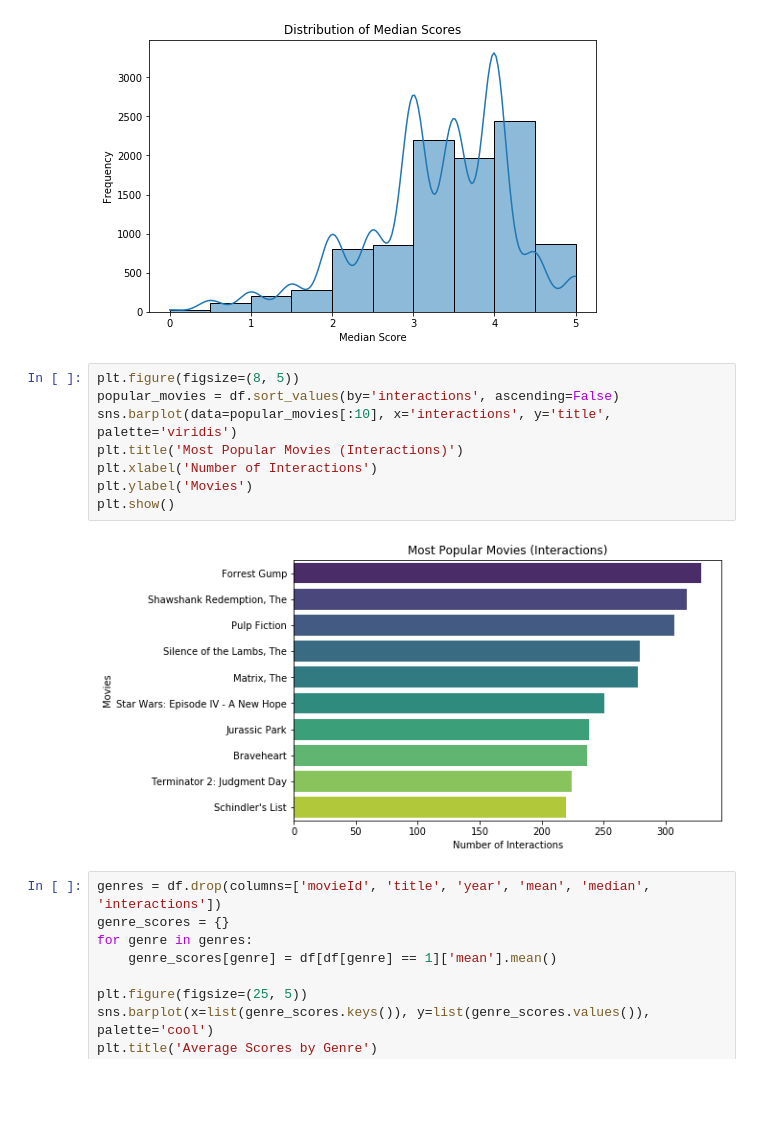
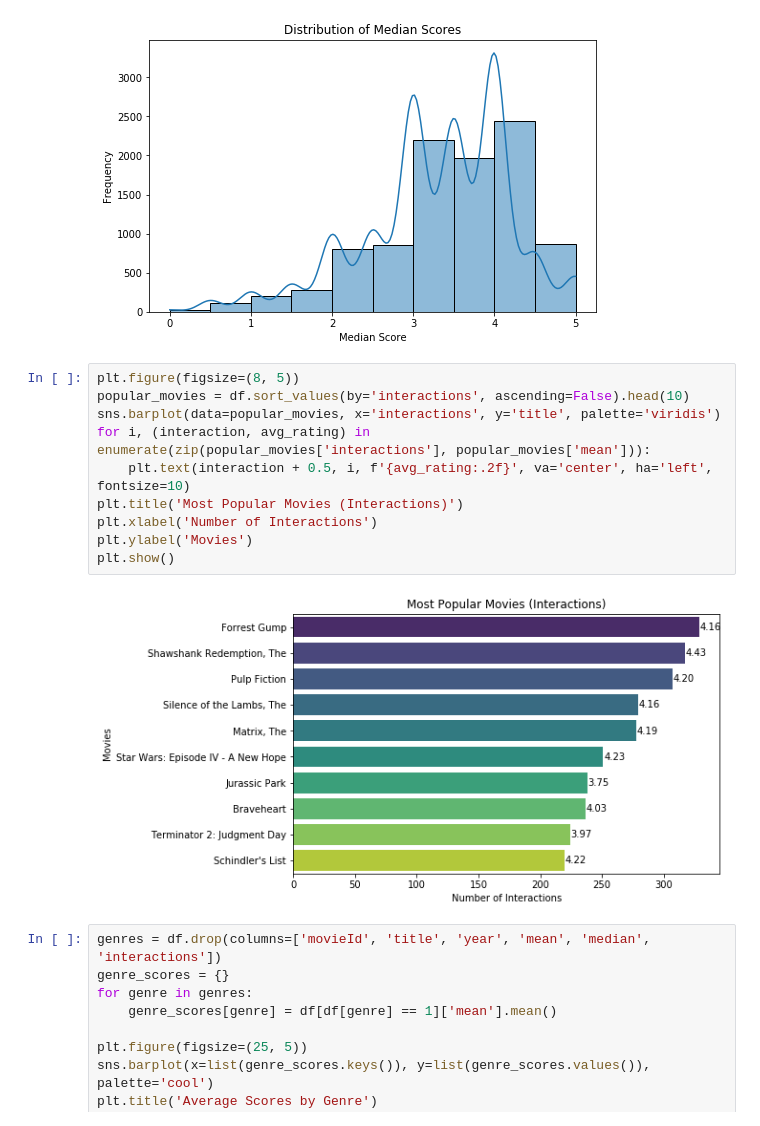
Before and after one commit to Auroruaaa/CSE158_Assignment2, a Jupyter notebook: analysis.ipynb, the cells around one changed output. Cells and saved outputs as stored; diff of their text form; blank space fills up the shorter version.

Commit message:
update figure

```diff
--- a/analysis.ipynb
+++ b/analysis.ipynb
@@ -36,14 +44,16 @@ plt.show()
 [figure]
 # %%
 plt.figure(figsize=(8, 5))
-popular_movies = df.sort_values(by='interactions', ascending=False)
-sns.barplot(data=popular_movies[:10], x='interactions', y='title', palette='viridis')
+popular_movies = df.sort_values(by='interactions', ascending=False).head(10)
+sns.barplot(data=popular_movies, x='interactions', y='title', palette='viridis')
+for i, (interaction, avg_rating) in enumerate(zip(popular_movies['interactions'], popular_movies['mean'])):
+    plt.text(interaction + 0.5, i, f'{avg_rating:.2f}', va='center', ha='left', fontsize=10)
 plt.title('Most Popular Movies (Interactions)')
 plt.xlabel('Number of Interactions')
 plt.ylabel('Movies')
 plt.show()
 # %% [output]
-[figure, old version]
+[figure, new version]
 # %%
 genres = df.drop(columns=['movieId', 'title', 'year', 'mean', 'median', 'interactions'])
 genre_scores = {}
```
Also changed, not shown: parts of 2 cells of this notebook, 1 other file.
